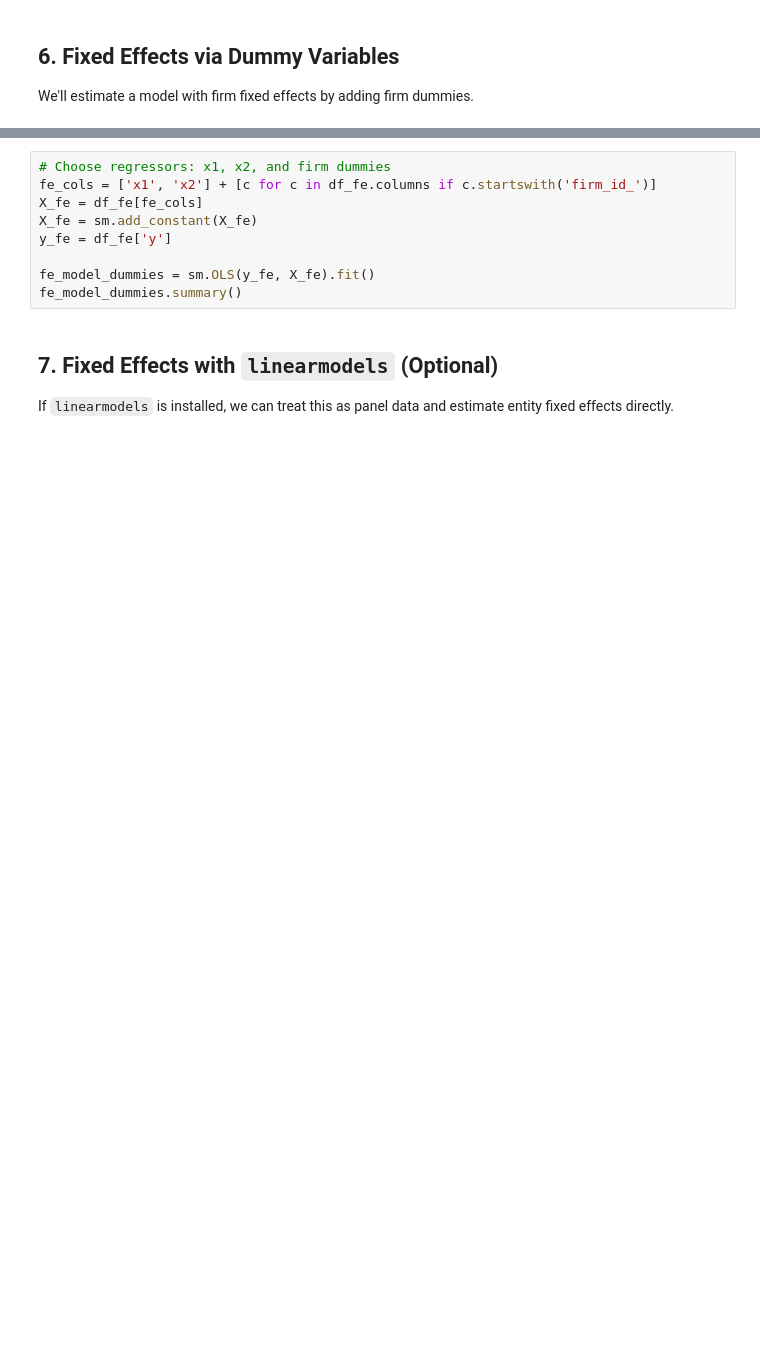
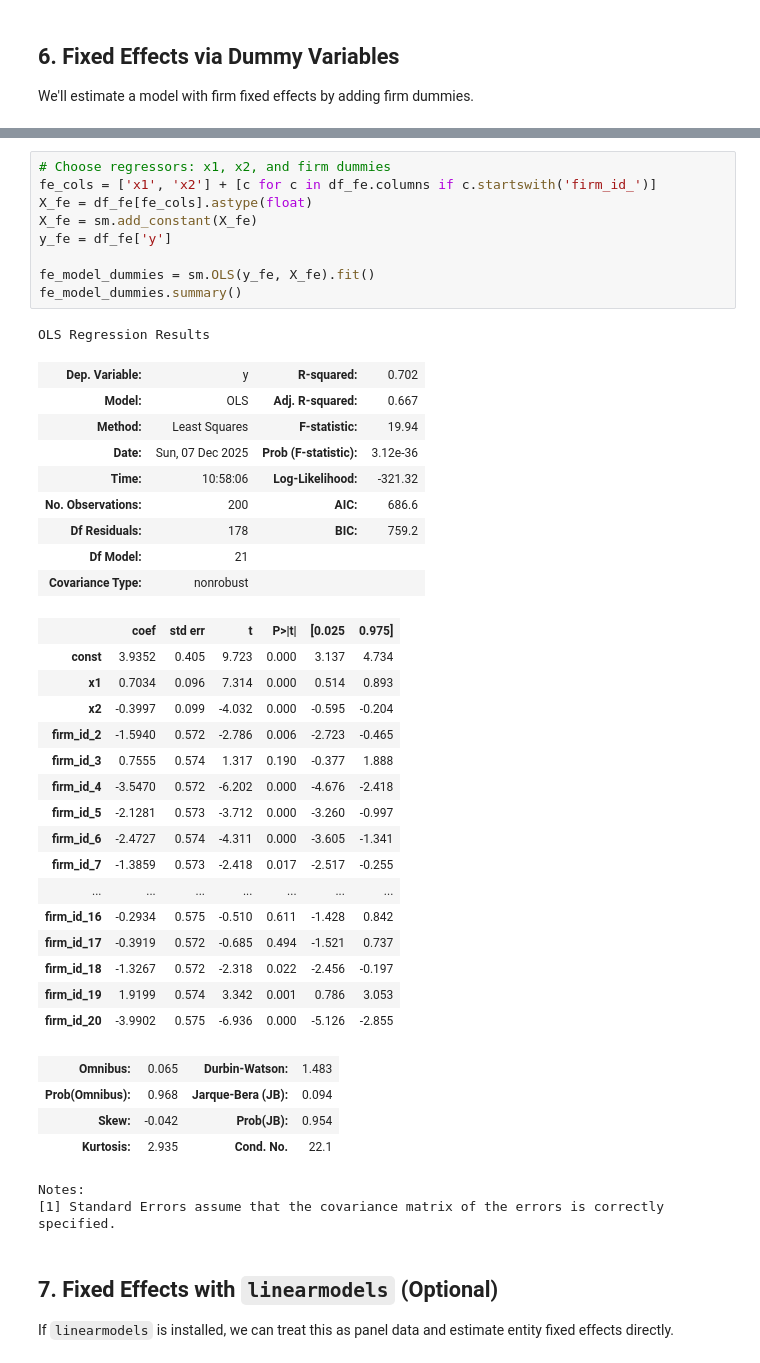
Before and after one commit to balazs14/python-course, a Jupyter notebook: python_intro_stats_notebook.ipynb, the cells around one changed output, grey strips where cells are left out. Cells and saved outputs as stored; diff of their text form; blank space fills up the shorter version.

```diff
--- a/python_intro_stats_notebook.ipynb
+++ b/python_intro_stats_notebook.ipynb
@@ -133,12 +204,45 @@ df_fe.head()
 # %%
 # Choose regressors: x1, x2, and firm dummies
 fe_cols = ['x1', 'x2'] + [c for c in df_fe.columns if c.startswith('firm_id_')]
-X_fe = df_fe[fe_cols]
+X_fe = df_fe[fe_cols].astype(float)
 X_fe = sm.add_constant(X_fe)
 y_fe = df_fe['y']
 
 fe_model_dummies = sm.OLS(y_fe, X_fe).fit()
 fe_model_dummies.summary()
+# %% [output]
+OLS Regression Results
+| Dep. Variable: | y | R-squared: | 0.702 |
+| Model: | OLS | Adj. R-squared: | 0.667 |
+| Method: | Least Squares | F-statistic: | 19.94 |
+| Date: | Sun, 07 Dec 2025 | Prob (F-statistic): | 3.12e-36 |
+| Time: | 10:58:06 | Log-Likelihood: | -321.32 |
+| No. Observations: | 200 | AIC: | 686.6 |
+| Df Residuals: | 178 | BIC: | 759.2 |
+| Df Model: | 21 |  |  |
+| Covariance Type: | nonrobust |  |  |
+|  | coef | std err | t | P>|t| | [0.025 | 0.975] |
+| const | 3.9352 | 0.405 | 9.723 | 0.000 | 3.137 | 4.734 |
+| x1 | 0.7034 | 0.096 | 7.314 | 0.000 | 0.514 | 0.893 |
+| x2 | -0.3997 | 0.099 | -4.032 | 0.000 | -0.595 | -0.204 |
+| firm_id_2 | -1.5940 | 0.572 | -2.786 | 0.006 | -2.723 | -0.465 |
+| firm_id_3 | 0.7555 | 0.574 | 1.317 | 0.190 | -0.377 | 1.888 |
+| firm_id_4 | -3.5470 | 0.572 | -6.202 | 0.000 | -4.676 | -2.418 |
+| firm_id_5 | -2.1281 | 0.573 | -3.712 | 0.000 | -3.260 | -0.997 |
+| firm_id_6 | -2.4727 | 0.574 | -4.311 | 0.000 | -3.605 | -1.341 |
+| firm_id_7 | -1.3859 | 0.573 | -2.418 | 0.017 | -2.517 | -0.255 |
+| ... | ... | ... | ... | ... | ... | ... |
+| firm_id_16 | -0.2934 | 0.575 | -0.510 | 0.611 | -1.428 | 0.842 |
+| firm_id_17 | -0.3919 | 0.572 | -0.685 | 0.494 | -1.521 | 0.737 |
+| firm_id_18 | -1.3267 | 0.572 | -2.318 | 0.022 | -2.456 | -0.197 |
+| firm_id_19 | 1.9199 | 0.574 | 3.342 | 0.001 | 0.786 | 3.053 |
+| firm_id_20 | -3.9902 | 0.575 | -6.936 | 0.000 | -5.126 | -2.855 |
+| Omnibus: | 0.065 | Durbin-Watson: | 1.483 |
+| Prob(Omnibus): | 0.968 | Jarque-Bera (JB): | 0.094 |
+| Skew: | -0.042 | Prob(JB): | 0.954 |
+| Kurtosis: | 2.935 | Cond. No. | 22.1 |
+Notes:
+[1] Standard Errors assume that the covariance matrix of the errors is correctly specified.
 # %% [markdown]
 ## 7. Fixed Effects with `linearmodels` (Optional)
 
```
Also changed, not shown: parts of 15 cells of this notebook, 6 other files.
